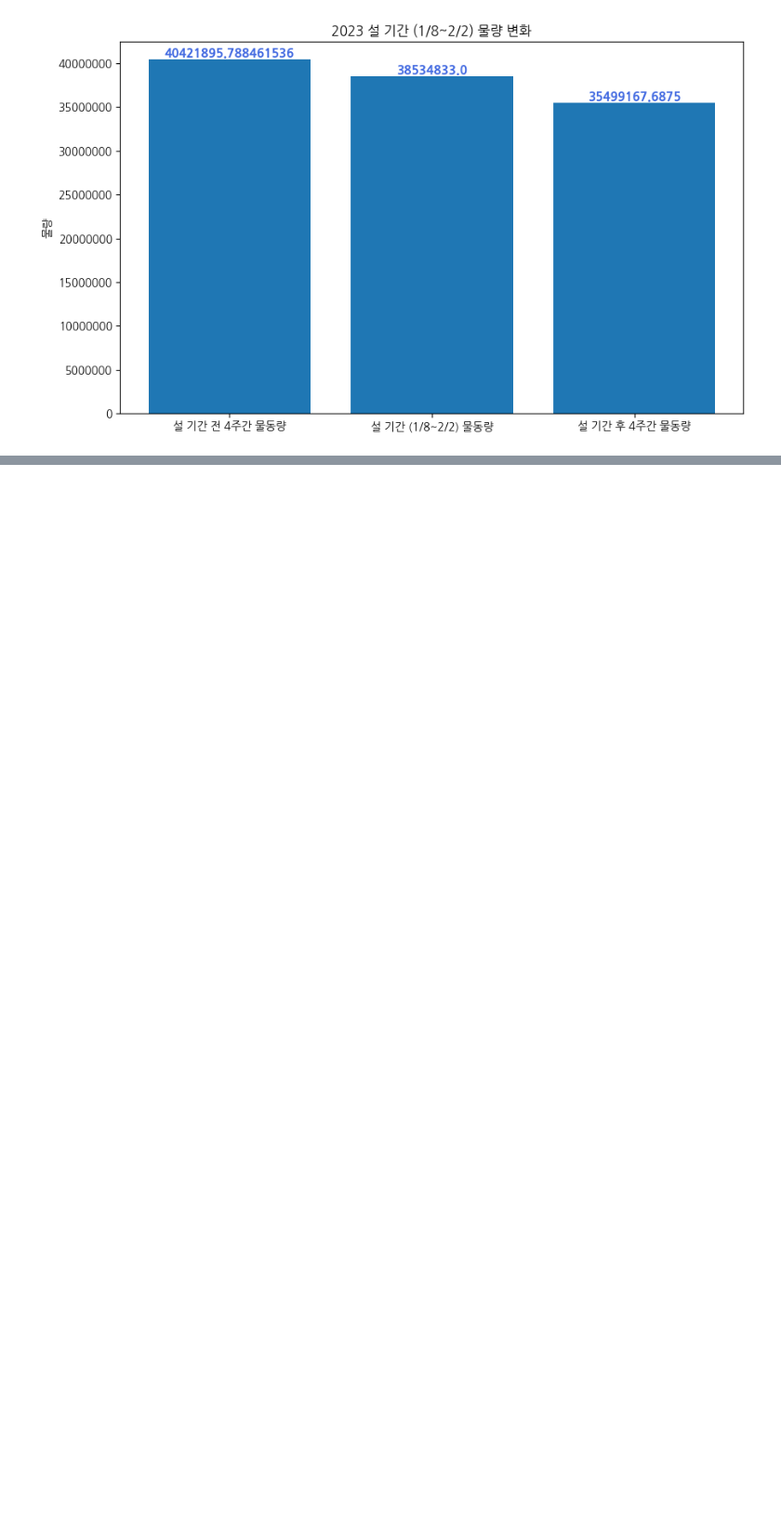
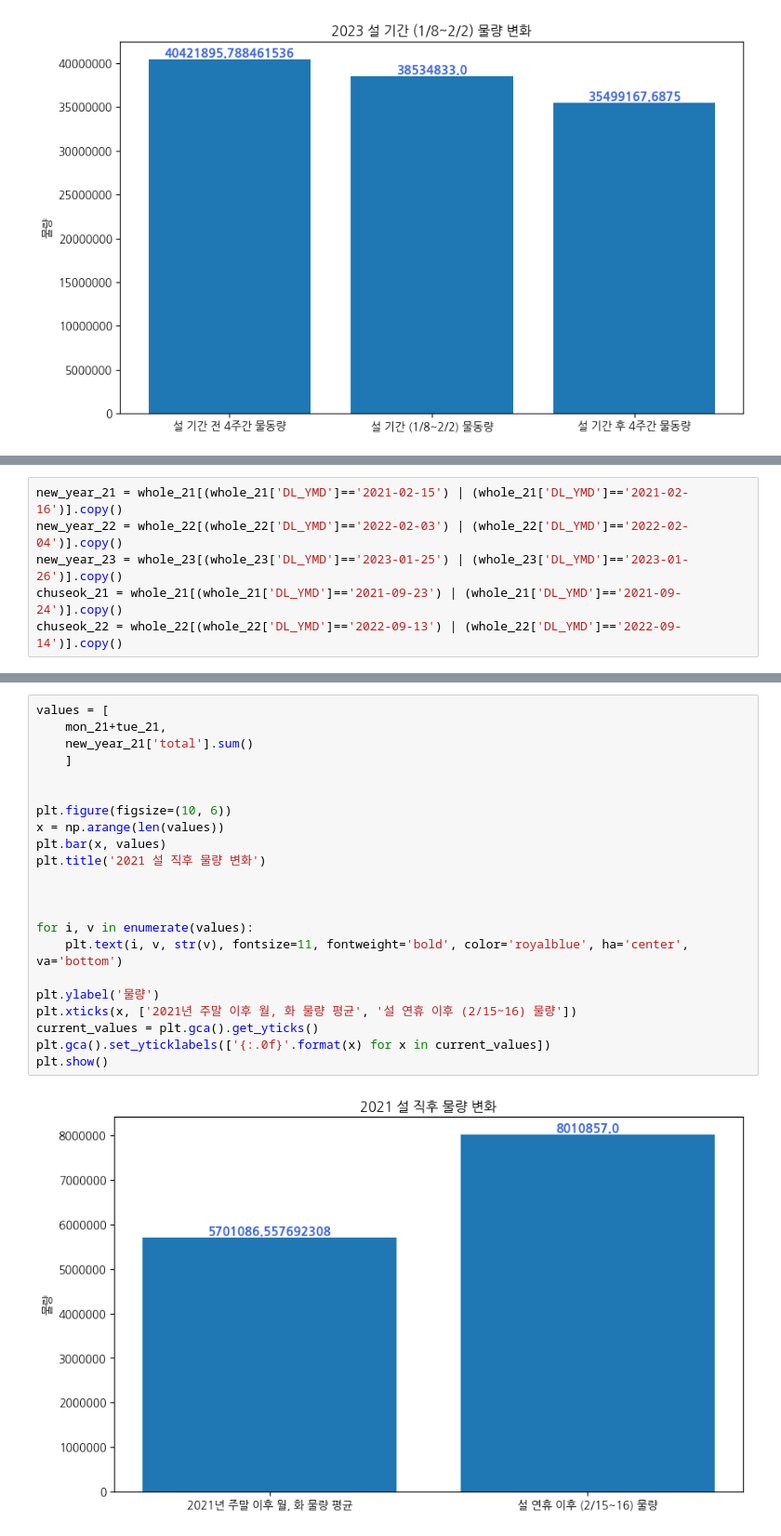
Before and after one commit to mizima1015/multi_final_project, a Jupyter notebook: 명절.ipynb, the cells around one changed output, grey strips where cells are left out. Shown at 93% size. Saved outputs shown, nothing was run; the diff lists cells and outputs as text; blank space fills up the shorter version.

```diff
--- a/명절.ipynb
+++ b/명절.ipynb
@@ -977,0 +1024,6 @@ plt.show()
+# %%
+new_year_21 = whole_21[(whole_21['DL_YMD']=='2021-02-15') | (whole_21['DL_YMD']=='2021-02-16')].copy()
+new_year_22 = whole_22[(whole_22['DL_YMD']=='2022-02-03') | (whole_22['DL_YMD']=='2022-02-04')].copy()
+new_year_23 = whole_23[(whole_23['DL_YMD']=='2023-01-25') | (whole_23['DL_YMD']=='2023-01-26')].copy()
+chuseok_21 = whole_21[(whole_21['DL_YMD']=='2021-09-23') | (whole_21['DL_YMD']=='2021-09-24')].copy()
+chuseok_22 = whole_22[(whole_22['DL_YMD']=='2022-09-13') | (whole_22['DL_YMD']=='2022-09-14')].copy()
@@ -977,0 +1036,24 @@ plt.show()
+# %%
+values = [
+    mon_21+tue_21,
+    new_year_21['total'].sum()
+    ]
+
+
+plt.figure(figsize=(10, 6))
+x = np.arange(len(values))
+plt.bar(x, values)
+plt.title('2021 설 직후 물량 변화')
+
+
+
+for i, v in enumerate(values):
+    plt.text(i, v, str(v), fontsize=11, fontweight='bold', color='royalblue', ha='center', va='bottom')
+
+plt.ylabel('물량')
+plt.xticks(x, ['2021년 주말 이후 월, 화 물량 평균', '설 연휴 이후 (2/15~16) 물량'])
+current_values = plt.gca().get_yticks()
+plt.gca().set_yticklabels(['{:.0f}'.format(x) for x in current_values])
+plt.show()
+# %% [output]
+[figure, added]
```
Also changed, not shown: parts of 28 cells of this notebook.
